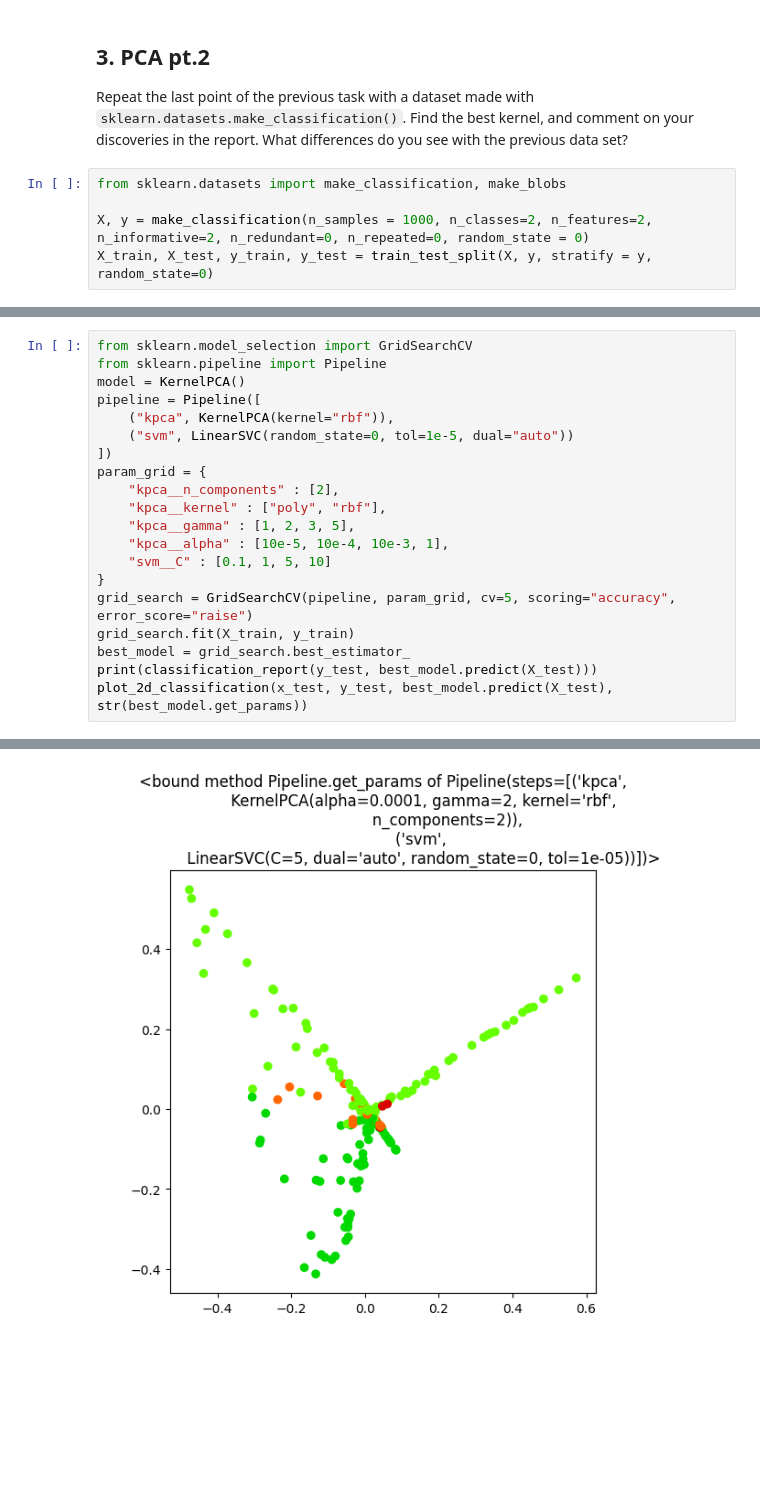
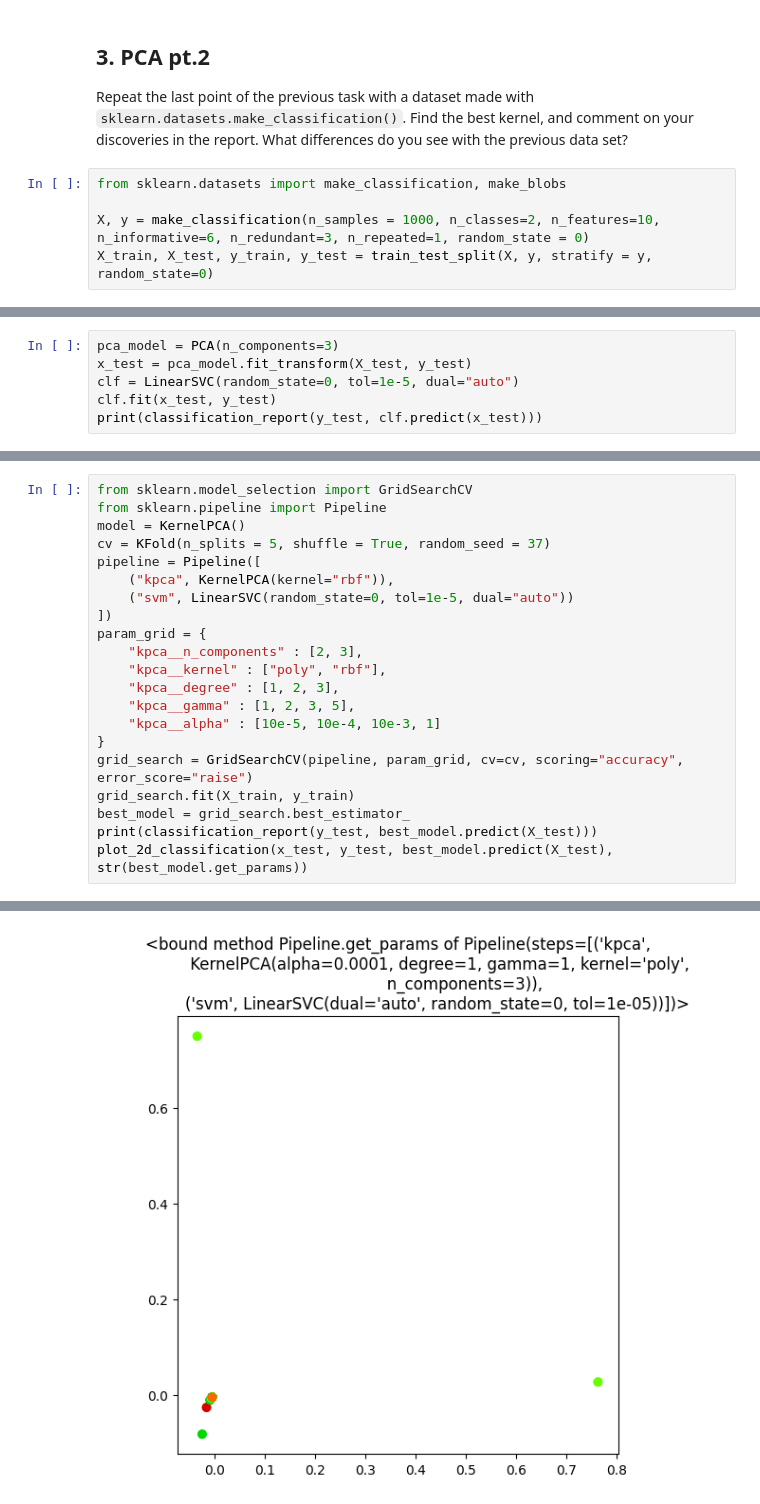
Before and after one commit to frekkoz3/Intro_to_ML_24-25, a Jupyter notebook: challenges/challenge 2/challenge_two.ipynb, the cells around one changed output, grey strips where cells are left out. Drawn from its saved outputs; the diff is of its cells as text; blank space fills up the shorter version.

```diff
--- a/challenges/challenge 2/challenge_two.ipynb
+++ b/challenges/challenge 2/challenge_two.ipynb
@@ -262,7 +265,7 @@
 # %%
 from sklearn.datasets import make_classification, make_blobs
 
-X, y = make_classification(n_samples = 1000, n_classes=2, n_features=2, n_informative=2, n_redundant=0, n_repeated=0, random_state = 0)
+X, y = make_classification(n_samples = 1000, n_classes=2, n_features=10, n_informative=6, n_redundant=3, n_repeated=1, random_state = 0)
 X_train, X_test, y_train, y_test = train_test_split(X, y, stratify = y, random_state=0)
 # %%
 fig = plt.figure(figsize = (6, 6))
@@ -281,0 +285,6 @@ plt.show()
+# %%
+pca_model = PCA(n_components=3)
+x_test = pca_model.fit_transform(X_test, y_test)
+clf = LinearSVC(random_state=0, tol=1e-5, dual="auto")
+clf.fit(x_test, y_test)
+print(classification_report(y_test, clf.predict(x_test)))
@@ -307,18 +325,19 @@ weighted avg       0.82      0.80      0.79       250
 from sklearn.model_selection import GridSearchCV
 from sklearn.pipeline import Pipeline
 model = KernelPCA()
+cv = KFold(n_splits = 5, shuffle = True, random_seed = 37)
 pipeline = Pipeline([
     ("kpca", KernelPCA(kernel="rbf")),
     ("svm", LinearSVC(random_state=0, tol=1e-5, dual="auto"))
 ])
 param_grid = {
-    "kpca__n_components" : [2],
+    "kpca__n_components" : [2, 3],
     "kpca__kernel" : ["poly", "rbf"],
+    "kpca__degree" : [1, 2, 3],
     "kpca__gamma" : [1, 2, 3, 5],
-    "kpca__alpha" : [10e-5, 10e-4, 10e-3, 1],
-    "svm__C" : [0.1, 1, 5, 10]
+    "kpca__alpha" : [10e-5, 10e-4, 10e-3, 1]
 }
-grid_search = GridSearchCV(pipeline, param_grid, cv=5, scoring="accuracy", error_score="raise")
+grid_search = GridSearchCV(pipeline, param_grid, cv=cv, scoring="accuracy", error_score="raise")
 grid_search.fit(X_train, y_train)
 best_model = grid_search.best_estimator_
 print(classification_report(y_test, best_model.predict(X_test)))
@@ -335 +354 @@ weighted avg       0.87      0.85      0.85       250
-[figure, old version]
+[figure, new version]
```
Also changed, not shown: parts of 12 cells of this notebook, 2 other files.
